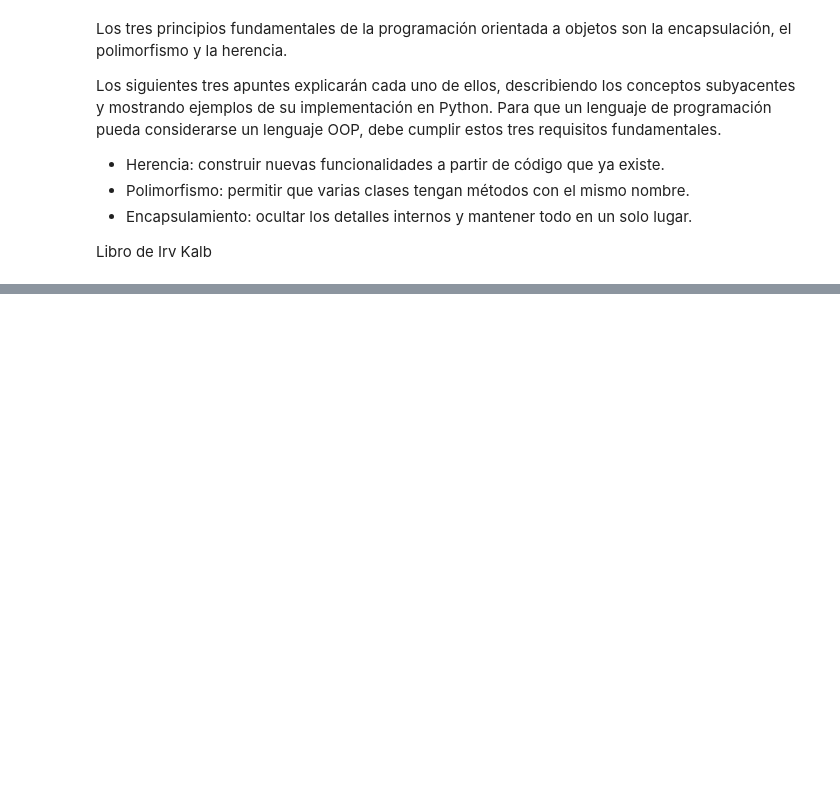
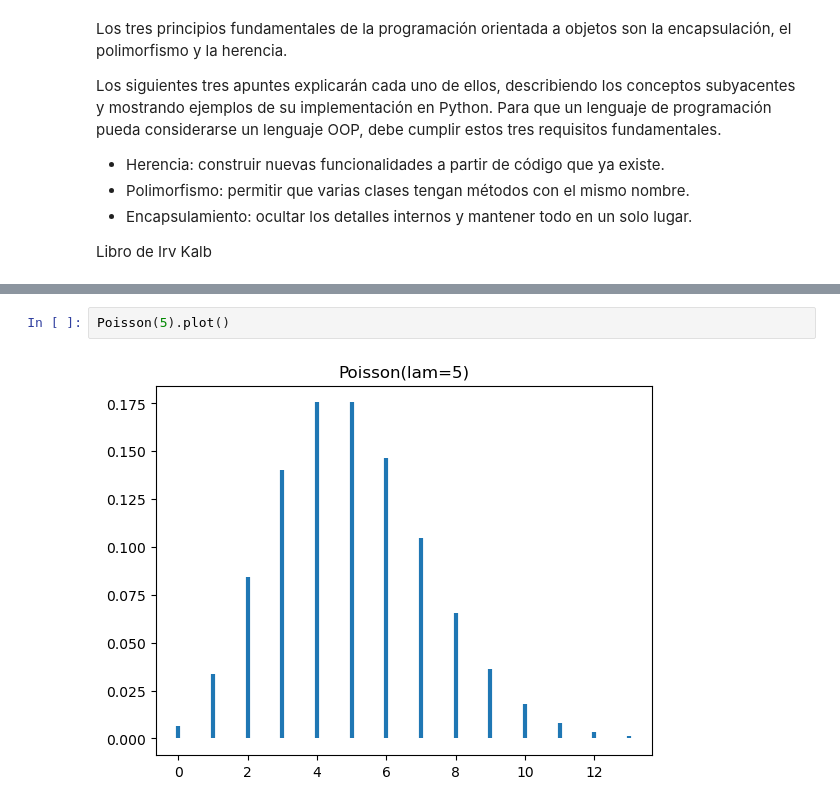
Before and after one commit to ee-unr/programacion-2, a Jupyter notebook: teoria/03_oop/02_herencia.ipynb, the cells around one changed output, grey strips where cells are left out. Drawn from its saved outputs; the diff is of its cells as text; blank space fills up the shorter version.

```diff
--- a/teoria/03_oop/02_herencia.ipynb
+++ b/teoria/03_oop/02_herencia.ipynb
@@ -220,0 +312,4 @@ Libro de Irv Kalb
+# %%
+Poisson(5).plot()
+# %% [output]
+[figure, added]
```
Also changed, not shown: parts of 10 cells of this notebook.
